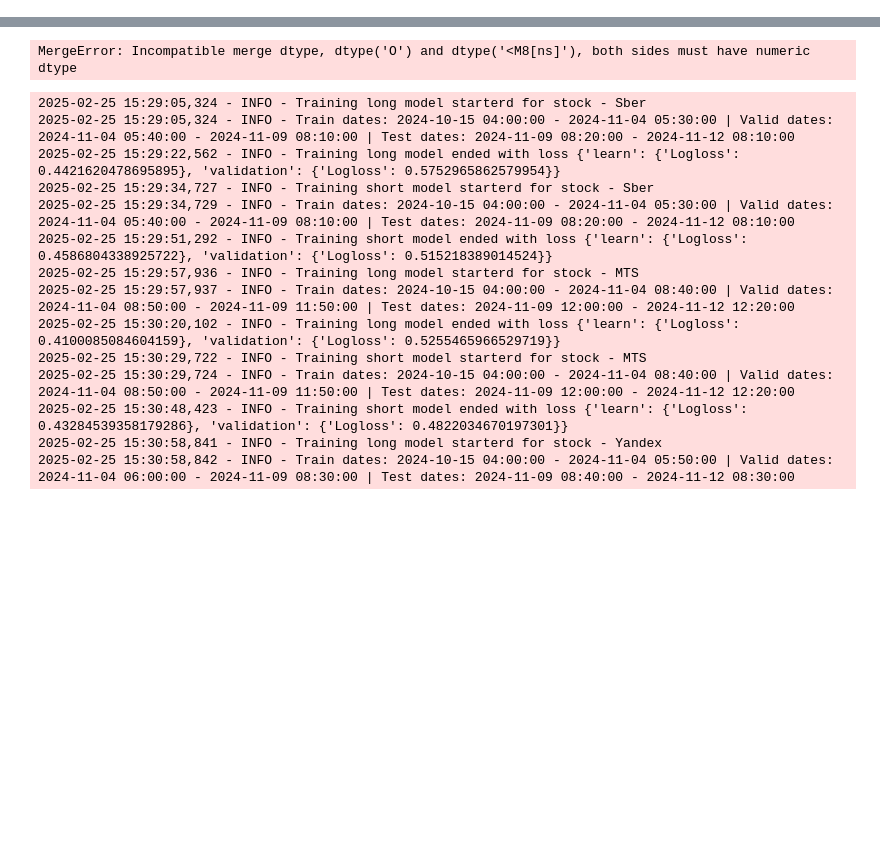
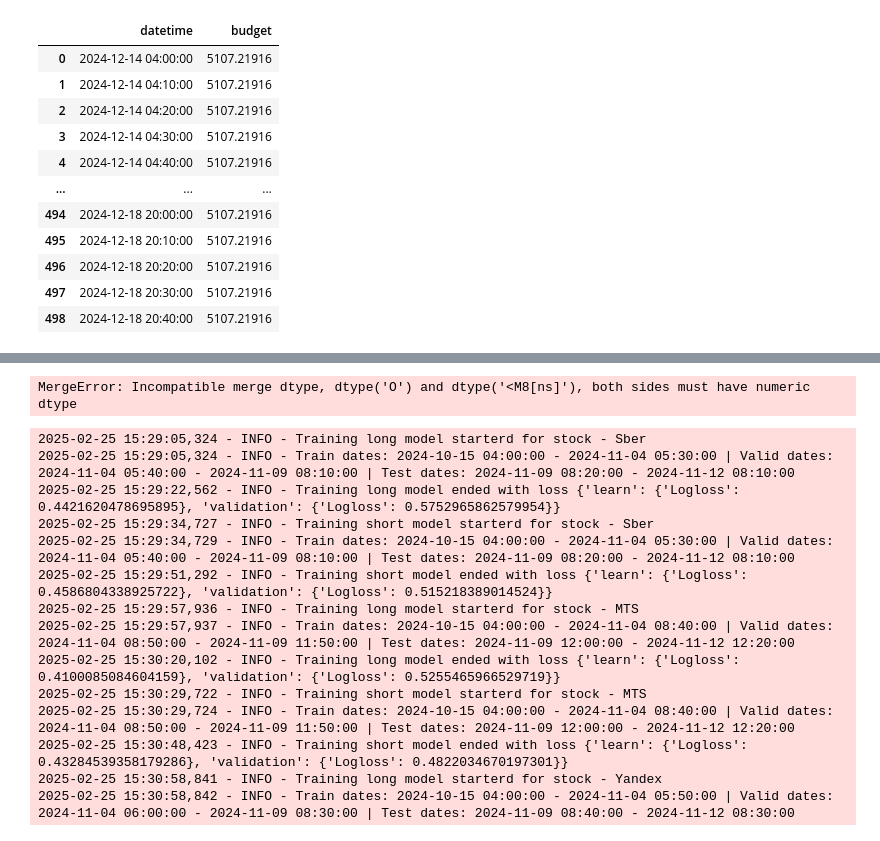
Before and after one commit to Invest-Predict/prices-predictions, a Jupyter notebook: examples/lerochka/backtests.ipynb, the cells around one changed output, grey strips where cells are left out. Cells and saved outputs as stored; diff of their text form; code cells hidden in the pictures; blank space fills up the shorter version.

```diff
--- a/examples/lerochka/backtests.ipynb
+++ b/examples/lerochka/backtests.ipynb
@@ -170,3 +135,15 @@ Mommy, are you prod of me?
 # %%
-sm
+sm[0]
 # %% [output]
+|  | datetime | budget |
+| 0 | 2024-12-14 04:00:00 | 5107.21916 |
+| 1 | 2024-12-14 04:10:00 | 5107.21916 |
+| 2 | 2024-12-14 04:20:00 | 5107.21916 |
+| 3 | 2024-12-14 04:30:00 | 5107.21916 |
+| 4 | 2024-12-14 04:40:00 | 5107.21916 |
+| ... | ... | ... |
+| 494 | 2024-12-18 20:00:00 | 5107.21916 |
+| 495 | 2024-12-18 20:10:00 | 5107.21916 |
+| 496 | 2024-12-18 20:20:00 | 5107.21916 |
+| 497 | 2024-12-18 20:30:00 | 5107.21916 |
+| 498 | 2024-12-18 20:40:00 | 5107.21916 |
```
Also changed, not shown: parts of 9 cells of this notebook.
